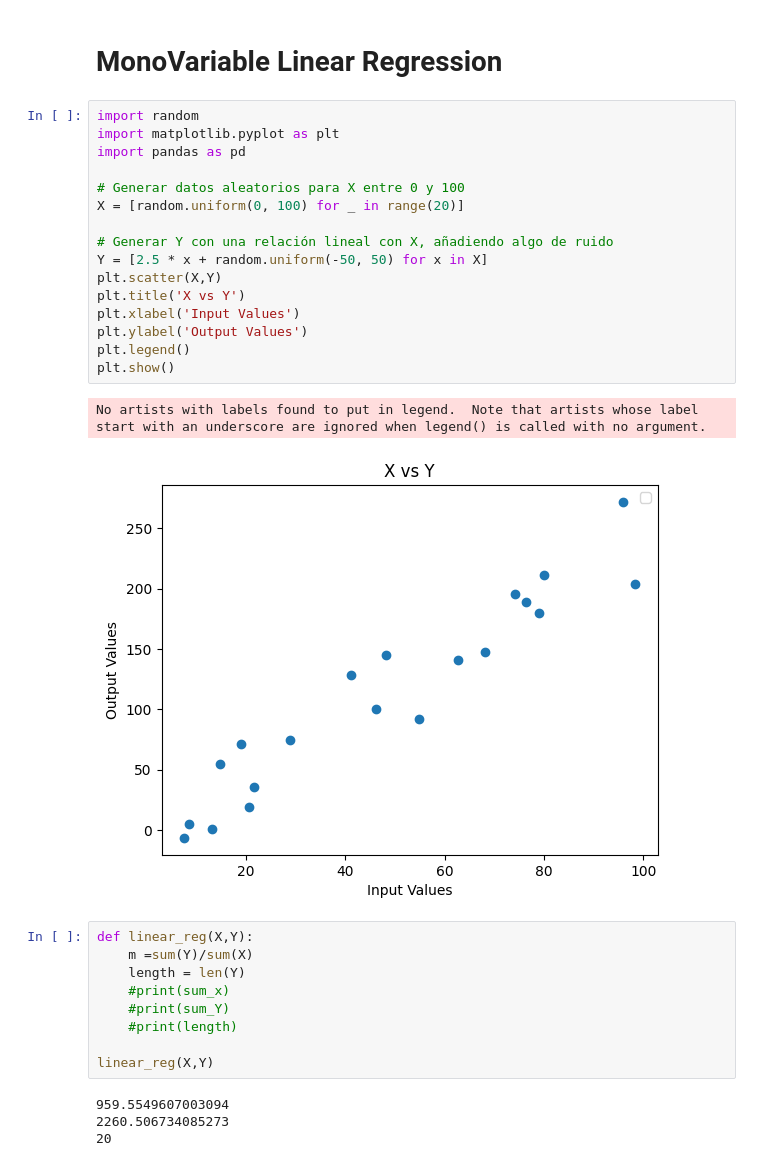
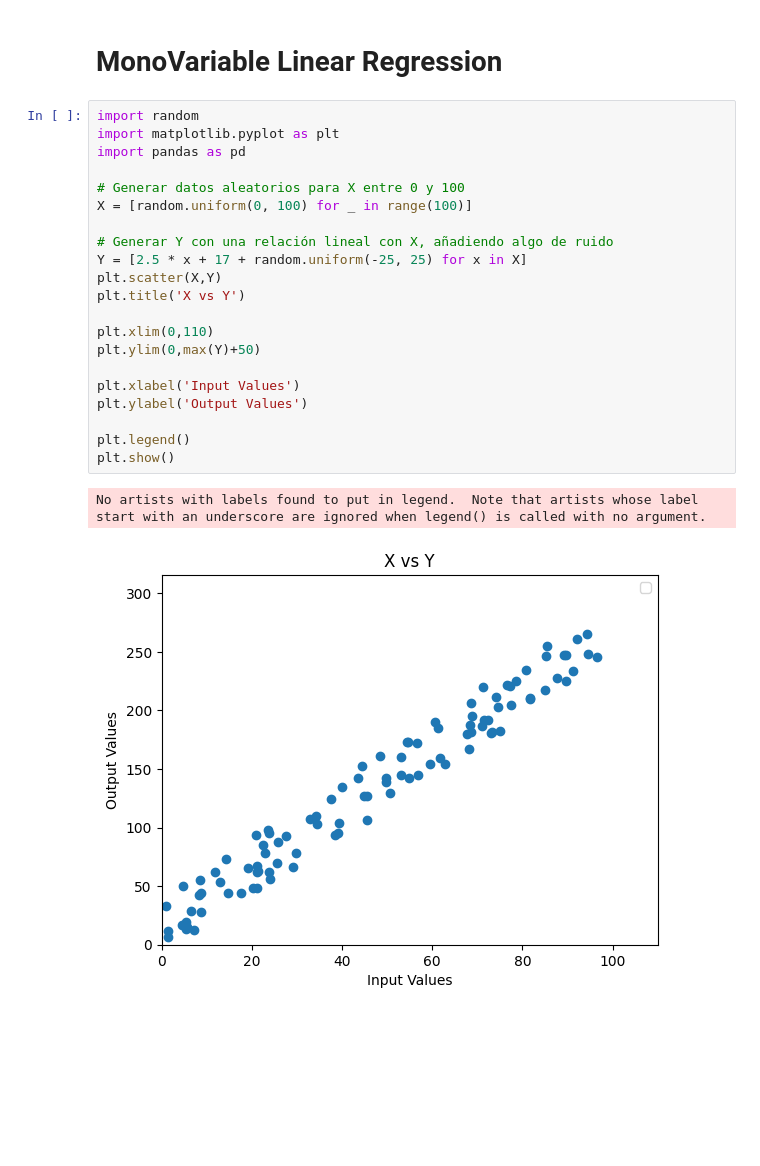
Before and after one commit to aagodoy1/Algorithms, a Jupyter notebook: Regressions/linear_regression.ipynb, the cells around one changed output. Drawn from its saved outputs; the diff is of its cells as text; blank space fills up the shorter version.

```diff
--- a/Regressions/linear_regression.ipynb
+++ b/Regressions/linear_regression.ipynb
@@ -3,32 +3,24 @@
 # %%
 import random
 import matplotlib.pyplot as plt
 import pandas as pd
 
 # Generar datos aleatorios para X entre 0 y 100
-X = [random.uniform(0, 100) for _ in range(20)]
+X = [random.uniform(0, 100) for _ in range(100)]
 
 # Generar Y con una relación lineal con X, añadiendo algo de ruido
-Y = [2.5 * x + random.uniform(-50, 50) for x in X]
+Y = [2.5 * x + 17 + random.uniform(-25, 25) for x in X]
 plt.scatter(X,Y)
 plt.title('X vs Y')
+
+plt.xlim(0,110)
+plt.ylim(0,max(Y)+50)
+
 plt.xlabel('Input Values')
 plt.ylabel('Output Values')
+
 plt.legend()
 plt.show()
 # %% [output]
 No artists with labels found to put in legend.  Note that artists whose label start with an underscore are ignored when legend() is called with no argument.
-[figure, old version]
+[figure, new version]
-# %%
-def linear_reg(X,Y):
-    m =sum(Y)/sum(X)
-    length = len(Y)
-    #print(sum_x)
-    #print(sum_Y)
-    #print(length)
-
-linear_reg(X,Y)
-# %% [output]
-959.5549607003094
-2260.506734085273
-20
```
Also changed, not shown: parts of 4 cells of this notebook.
